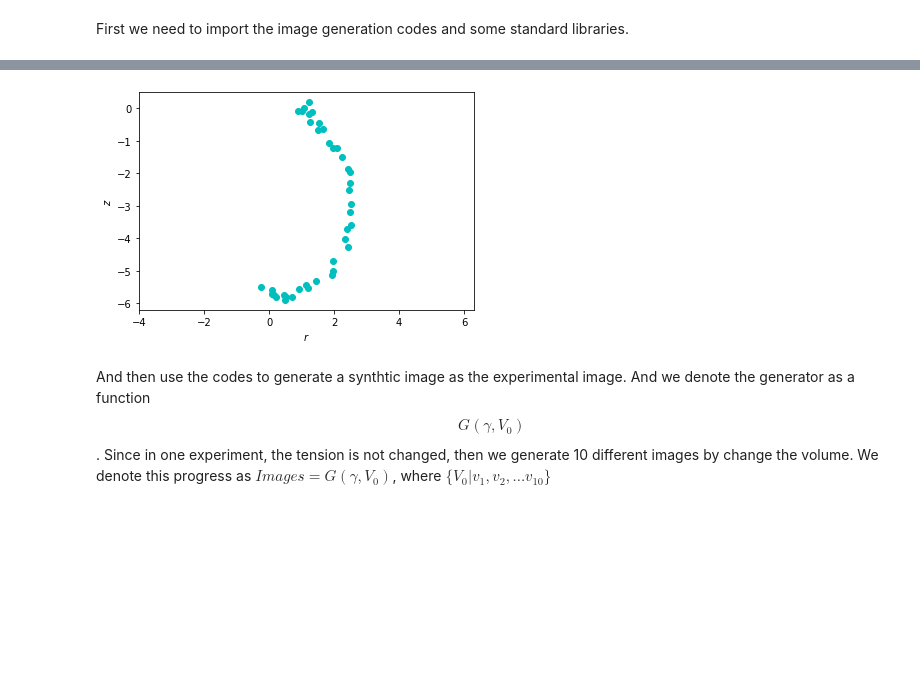
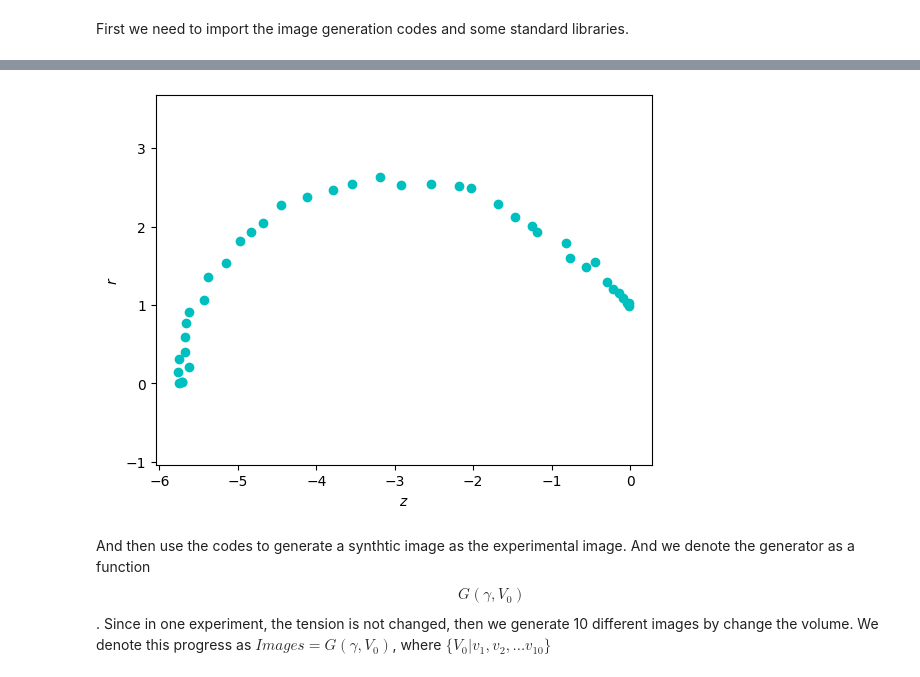
Before and after one commit to Lomolanisgo/Bayesian_PendantDrop_Tensiometry, a Jupyter notebook: pendantdrop_BI.ipynb, the cells around one changed output, grey strips where cells are left out. Saved outputs shown, nothing was run; the diff lists cells and outputs as text; code cells hidden in the pictures; blank space fills up the shorter version.

```diff
--- a/pendantdrop_BI.ipynb
+++ b/pendantdrop_BI.ipynb
@@ -38,20 +42,20 @@ plt.show()
 # %%
 # add white noise on z and r
 wn_mu=0
-wn_sigma=0.12
+wn_sigma=0.05
 r_w=r_a
 z_w=z_a
 
-for i in range (r_a.size):
+for i in range (r_w.size):
     r_w[i] += random.gauss(wn_mu,wn_sigma)
     z_w[i] += random.gauss(wn_mu,wn_sigma)
 # %%
-plt.plot(r_a,z_a,'co')
-plt.xlabel("$r$")
-plt.ylabel("$z$")
+plt.plot(z_w,r_w,'co')
+plt.xlabel("$z$")
+plt.ylabel("$r$")
 plt.axis('equal')
 plt.show()
 # %% [output]
-[figure, old version]
+[figure, new version]
 # %% [markdown]
 And then use the codes to generate a synthtic image as the experimental image. And we denote the generator as a function$$G(\gamma,V_0 )$$. Since in one experiment, the tension is not changed, then we generate 10 different images by change the volume. We denote this progress as $Images=G(\gamma,V_0 )$, where $\{V_0|v_1,v_2,...v_{10}\}$
```
Also changed, not shown: parts of 34 cells of this notebook.
